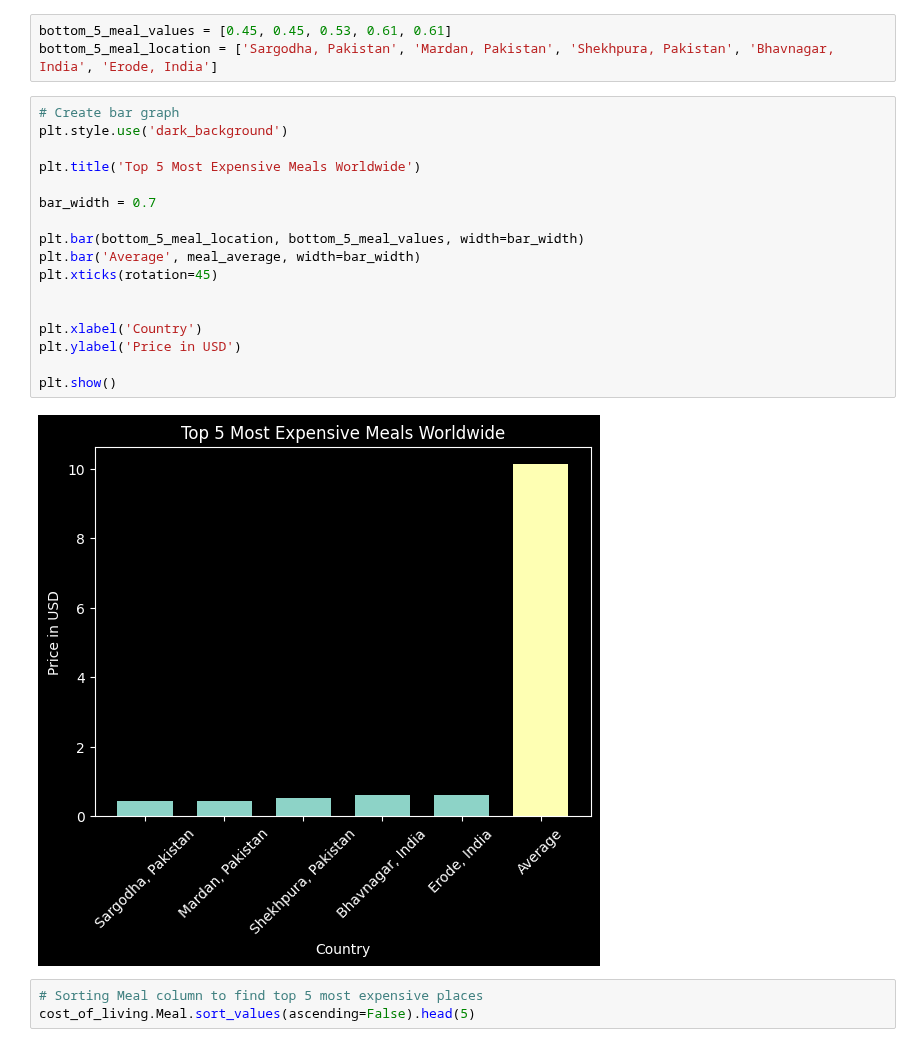
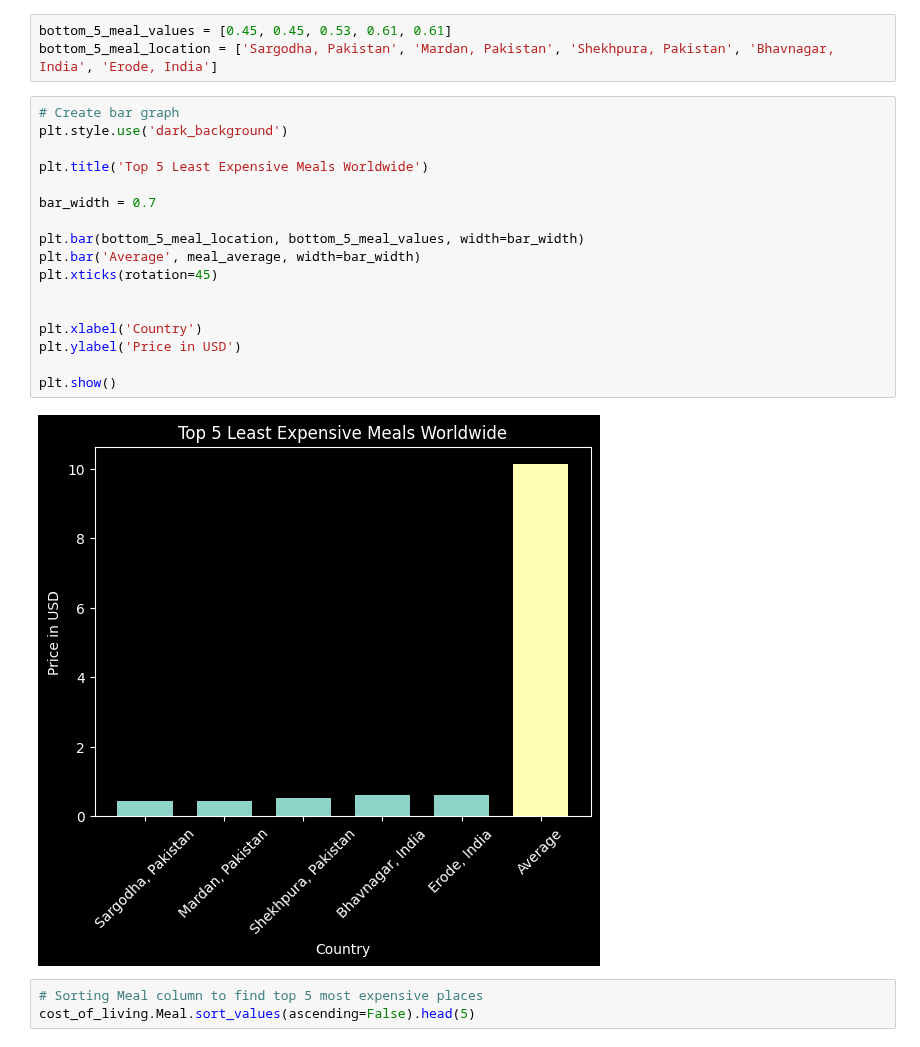
Before and after one commit to Reed-Carter/Global-Cost-of-Living, a Jupyter notebook: phil-project.ipynb, the cells around one changed output. Saved outputs shown, nothing was run; the diff lists cells and outputs as text.

```diff
--- a/phil-project.ipynb
+++ b/phil-project.ipynb
@@ -164,22 +164,22 @@ bottom_5_meal_location = ['Sargodha, Pakistan', 'Mardan, Pakistan', 'Shekhpura,
 # %%
 # Create bar graph
 plt.style.use('dark_background')
 
-plt.title('Top 5 Most Expensive Meals Worldwide')
+plt.title('Top 5 Least Expensive Meals Worldwide')
 
 bar_width = 0.7
 
 plt.bar(bottom_5_meal_location, bottom_5_meal_values, width=bar_width)
 plt.bar('Average', meal_average, width=bar_width)
 plt.xticks(rotation=45)
 
 
 plt.xlabel('Country')
 plt.ylabel('Price in USD')
 
 plt.show()
 # %% [output]
-[figure, old version]
+[figure, new version]
 # %%
 # Sorting Meal column to find top 5 most expensive places
 cost_of_living.Meal.sort_values(ascending=False).head(5)
```
Also changed, not shown: parts of 7 cells of this notebook.
